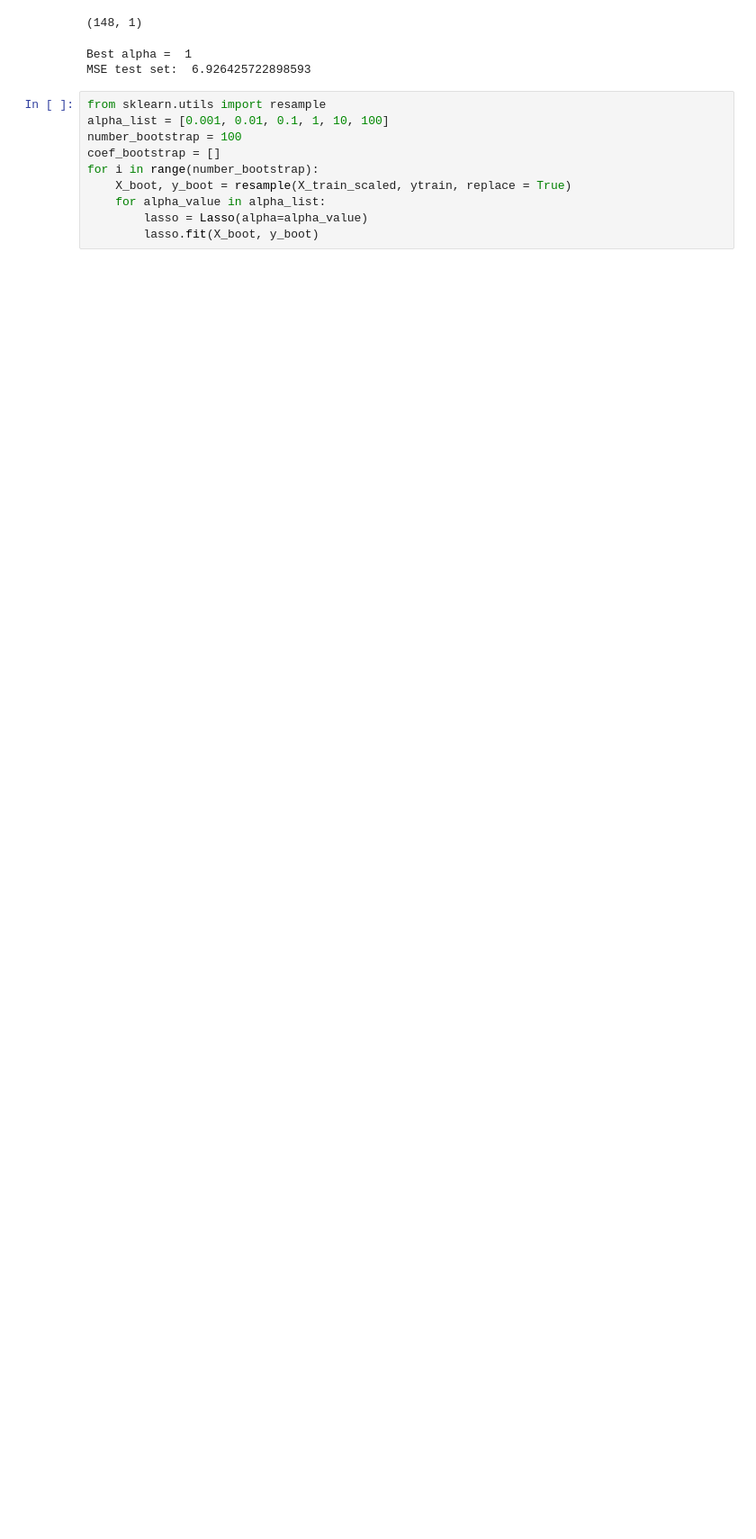
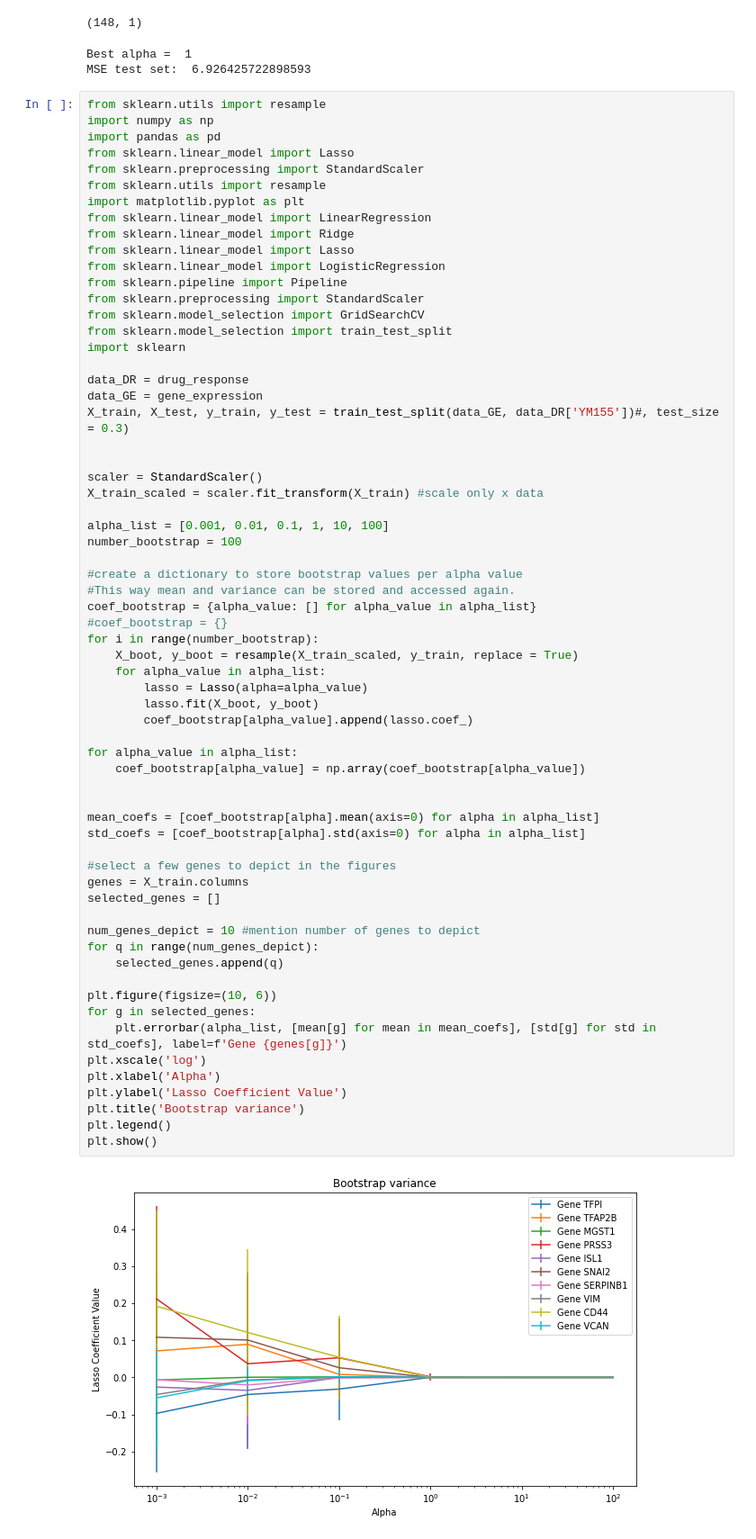
Before and after one commit to SanderBergman02/8dm50-machine-learning, a Jupyter notebook: practicals/week_3_Dirk.ipynb, the cells around one changed output. Shown at 90% size. Drawn from its saved outputs; the diff is of its cells as text; blank space fills up the shorter version.

```diff
--- a/practicals/week_3_Dirk.ipynb
+++ b/practicals/week_3_Dirk.ipynb
@@ -383,13 +383,69 @@ print("MSE test set: ", MSE_X_test)
 (148, 1)
 Best alpha =  1
 MSE test set:  6.926425722898593
-# %%
-from sklearn.utils import resample
-alpha_list = [0.001, 0.01, 0.1, 1, 10, 100]
-number_bootstrap = 100
-coef_bootstrap = []
-for i in range(number_bootstrap):
-    X_boot, y_boot = resample(X_train_scaled, ytrain, replace = True)
-    for alpha_value in alpha_list:
-        lasso = Lasso(alpha=alpha_value)
-        lasso.fit(X_boot, y_boot)
+# %%
+from sklearn.utils import resample
+import numpy as np
+import pandas as pd
+from sklearn.linear_model import Lasso
+from sklearn.preprocessing import StandardScaler
+from sklearn.utils import resample
+import matplotlib.pyplot as plt
+from sklearn.linear_model import LinearRegression
+from sklearn.linear_model import Ridge
+from sklearn.linear_model import Lasso
+from sklearn.linear_model import LogisticRegression
+from sklearn.pipeline import Pipeline
+from sklearn.preprocessing import StandardScaler
+from sklearn.model_selection import GridSearchCV
+from sklearn.model_selection import train_test_split
+import sklearn
+
+data_DR = drug_response
+data_GE = gene_expression
+X_train, X_test, y_train, y_test = train_test_split(data_GE, data_DR['YM155'])#, test_size = 0.3)
+
+
+scaler = StandardScaler()
+X_train_scaled = scaler.fit_transform(X_train) #scale only x data
+
+alpha_list = [0.001, 0.01, 0.1, 1, 10, 100]
+number_bootstrap = 100
+
+#create a dictionary to store bootstrap values per alpha value
+#This way mean and variance can be stored and accessed again.
+coef_bootstrap = {alpha_value: [] for alpha_value in alpha_list}
+#coef_bootstrap = {}
+for i in range(number_bootstrap):
+    X_boot, y_boot = resample(X_train_scaled, y_train, replace = True)
+    for alpha_value in alpha_list:
+        lasso = Lasso(alpha=alpha_value)
+        lasso.fit(X_boot, y_boot)
+        coef_bootstrap[alpha_value].append(lasso.coef_)
+
+for alpha_value in alpha_list:
+    coef_bootstrap[alpha_value] = np.array(coef_bootstrap[alpha_value])
+
+
+mean_coefs = [coef_bootstrap[alpha].mean(axis=0) for alpha in alpha_list]
+std_coefs = [coef_bootstrap[alpha].std(axis=0) for alpha in alpha_list]
+
+#select a few genes to depict in the figures
+genes = X_train.columns
+selected_genes = []
+
+num_genes_depict = 10 #mention number of genes to depict
+for q in range(num_genes_depict):
+    selected_genes.append(q)
+
+plt.figure(figsize=(10, 6))
+for g in selected_genes:
+    plt.errorbar(alpha_list, [mean[g] for mean in mean_coefs], [std[g] for std in std_coefs], label=f'Gene {genes[g]}')
+plt.xscale('log')
+plt.xlabel('Alpha')
+plt.ylabel('Lasso Coefficient Value')
+plt.title('Bootstrap variance')
+plt.legend()
+plt.show()
+# %% [output]
+[figure, added]
```
Also changed, not shown: parts of 1 cell of this notebook.
